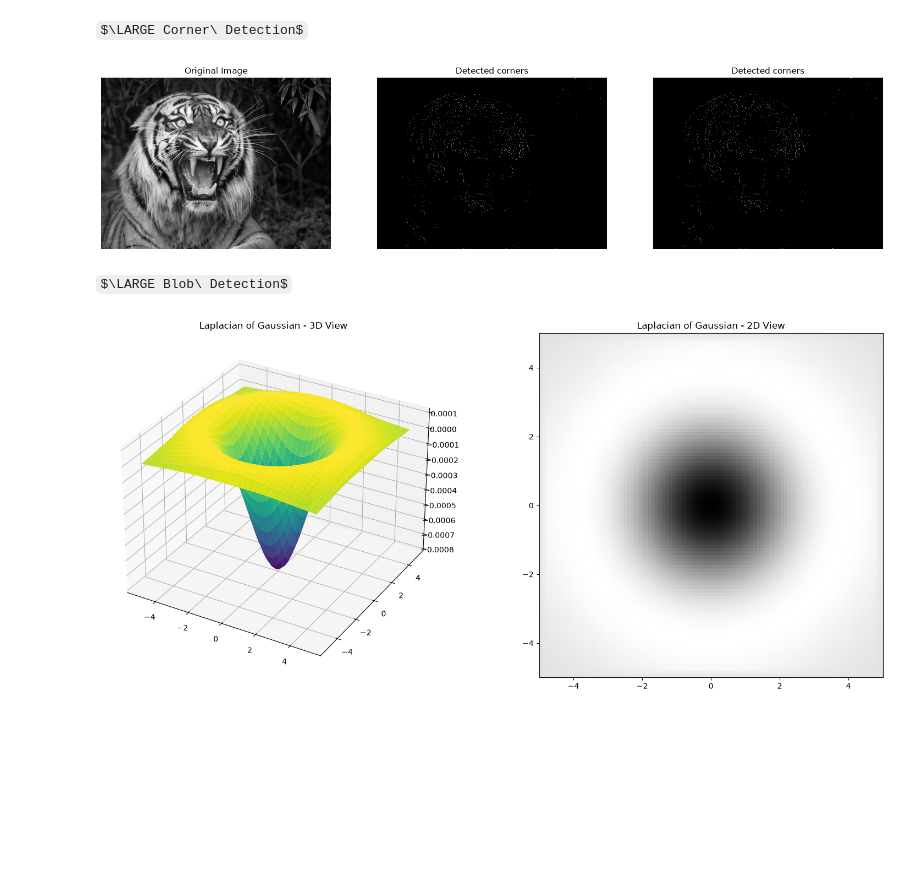
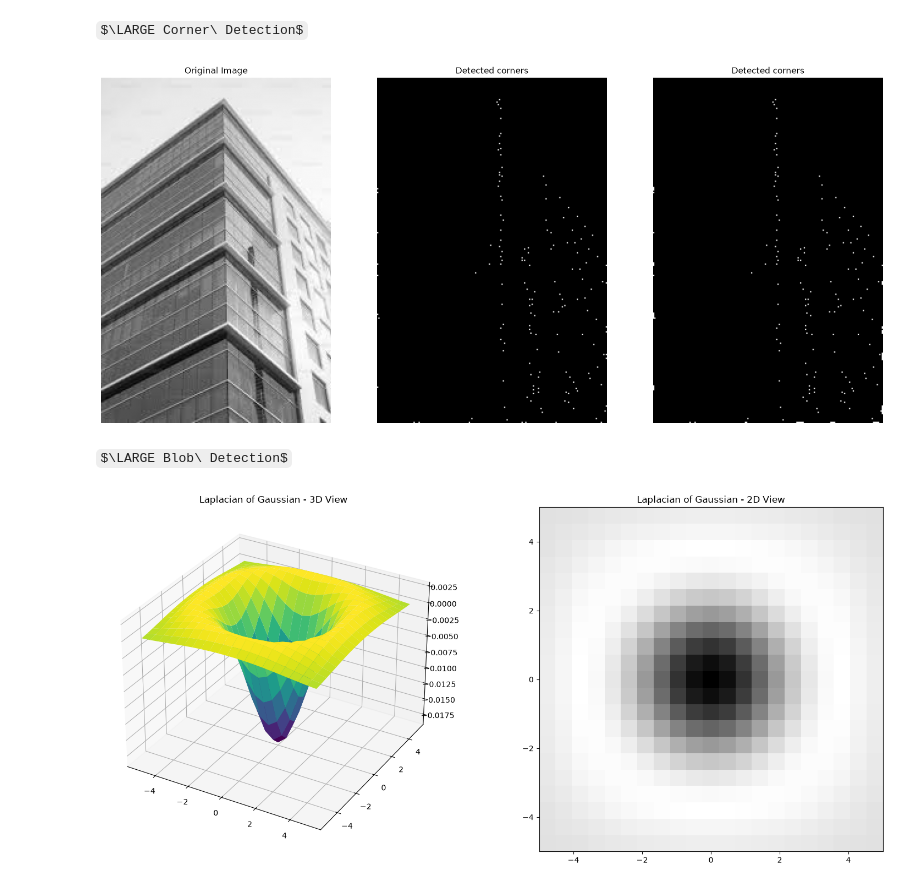
Before and after one commit to codingNR29/Image-processing, a Jupyter notebook: 04 Edges, Corners and Blobs.ipynb, the cells around one changed output. Cells and saved outputs as stored; diff of their text form; code cells hidden in the pictures; some formulas as TeX source; blank space fills up the shorter version.

```diff
--- a/04 Edges, Corners and Blobs.ipynb
+++ b/04 Edges, Corners and Blobs.ipynb
@@ -322,7 +322,7 @@ plt.show()
 $\LARGE Corner\ Detection$
 # %%
 #Loading the sample image
-im = cv.imread('images/tiger.jpg', cv.IMREAD_GRAYSCALE)
+im = cv.imread('images/building.jpg', cv.IMREAD_GRAYSCALE)
 assert im is not None
 
 #Derivative filters
@@ -429,34 +429,34 @@ corners_scratch = NMS_corners(im_thresh)
 #Non Maximum Supression from OpneCV
 #Dilate the thresholded image (scans a 3x3 window and grabs the max)
 im_thresh_dilated = cv.dilate(im_thresh, np.ones((3,3), np.uint8))
 
 #A pixel is a true corner if its original value matches the dilated value
 is_local_max = (im_thresh == im_thresh_dilated) & (im_thresh > 0)
 
 #Blank image to store corners
 corners_openCV = np.zeros_like(im_thresh_dilated)
 
 #Assigning values
 corners_openCV[is_local_max] = 255
 
 fig, ax = plt.subplots(1, 3, figsize = (20, 15))
 ax[0].imshow(im, cmap = 'gray')
 ax[0].set_title("Original Image")
 
 ax[1].imshow(corners_openCV, cmap = 'gray')
 ax[1].set_title("Detected corners")
 
 ax[2].imshow(corners_scratch, cmap = 'gray')
 ax[2].set_title("Detected corners")
 
 
 for a in ax:
     a.axis('off')
 
 
 plt.show()
 # %% [output]
-[figure, old version]
+[figure, new version]
 # %% [markdown]
 $\LARGE Blob\ Detection$
 # %%
@@ -464,8 +464,8 @@ $\LARGE Blob\ Detection$
 
 #Creating gaussian function
 sigma = 2.0
-x = np.arange(-5, 5.1, 0.1)
-y = np.arange(-5, 5.1, 0.1)
+x = np.arange(-5, 5.1, 0.5)
+y = np.arange(-5, 5.1, 0.5)
 x, y = np.meshgrid(x, y)
 
 g_xy = (1/(2*np.pi*sigma**2)) * np.exp(-(x**2 + y**2)/(2*sigma**2))
@@ -499,4 +499,4 @@ ax2.set_title('Laplacian of Gaussian - 2D View')
 plt.tight_layout()
 plt.show()
 # %% [output]
-[figure, old version]
+[figure, new version]
```
Also changed, not shown: parts of 1 cell of this notebook, 2 other files.
